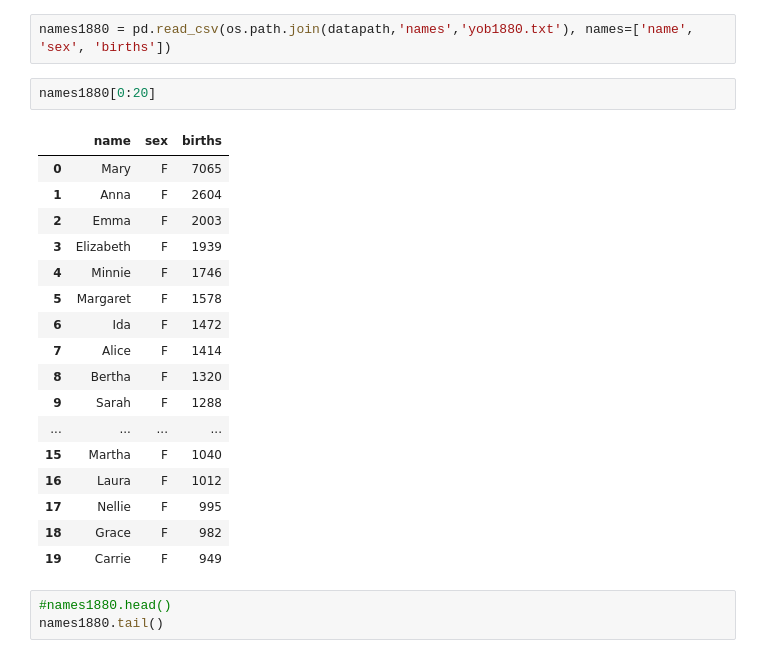
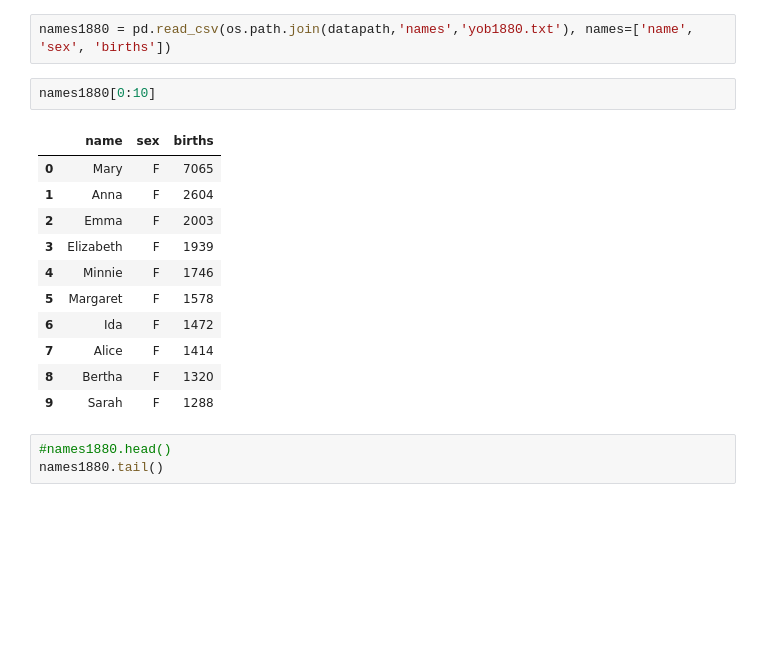
Before and after one commit to lucasmoschen/FGV_Programming_Languages-1, a Jupyter notebook: Python/Notebooks/Aula_12_Numpy_Matplotlib_Pandas-lucas.ipynb, the cells around one changed output. Drawn from its saved outputs; the diff is of its cells as text; blank space fills up the shorter version.

```diff
--- a/Python/Notebooks/Aula_12_Numpy_Matplotlib_Pandas-lucas.ipynb
+++ b/Python/Notebooks/Aula_12_Numpy_Matplotlib_Pandas-lucas.ipynb
@@ -1126,25 +1135,19 @@ print(data)
 # %%
 names1880 = pd.read_csv(os.path.join(datapath,'names','yob1880.txt'), names=['name', 'sex', 'births'])
 # %%
-names1880[0:20]
+names1880[0:10]
 # %% [output]
 |  | name | sex | births |
 | 0 | Mary | F | 7065 |
 | 1 | Anna | F | 2604 |
 | 2 | Emma | F | 2003 |
 | 3 | Elizabeth | F | 1939 |
 | 4 | Minnie | F | 1746 |
 | 5 | Margaret | F | 1578 |
 | 6 | Ida | F | 1472 |
 | 7 | Alice | F | 1414 |
 | 8 | Bertha | F | 1320 |
 | 9 | Sarah | F | 1288 |
-| ... | ... | ... | ... |
-| 15 | Martha | F | 1040 |
-| 16 | Laura | F | 1012 |
-| 17 | Nellie | F | 995 |
-| 18 | Grace | F | 982 |
-| 19 | Carrie | F | 949 |
 # %%
 #names1880.head()
 names1880.tail()
```
Also changed, not shown: parts of 8 cells of this notebook, 1 other file.
